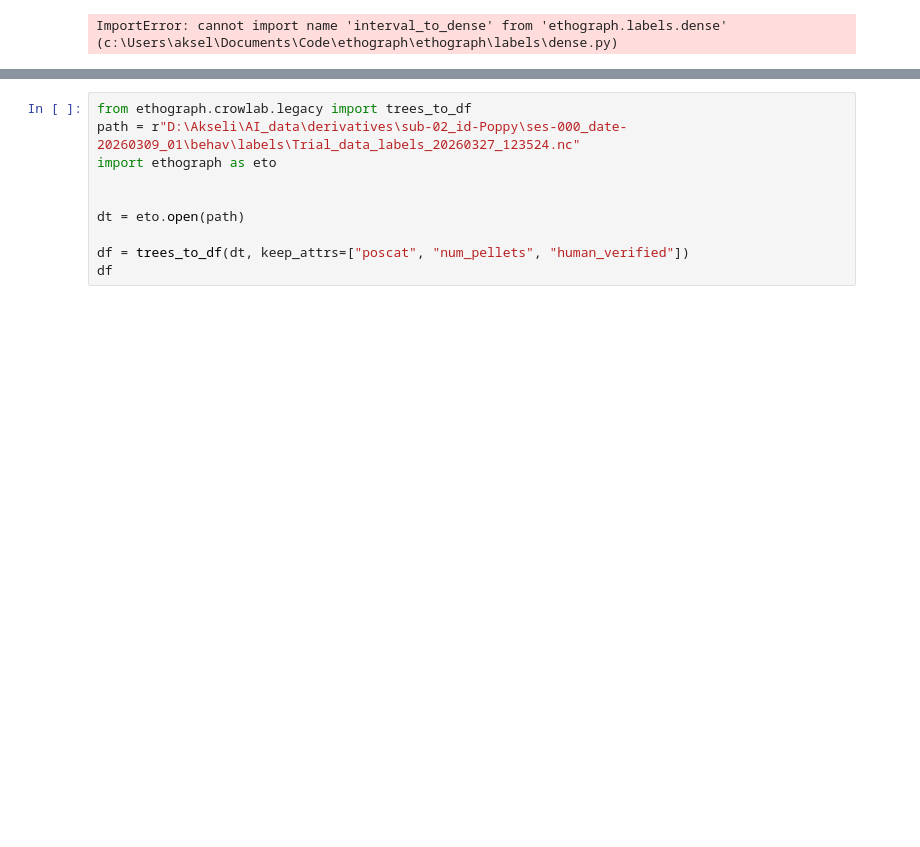
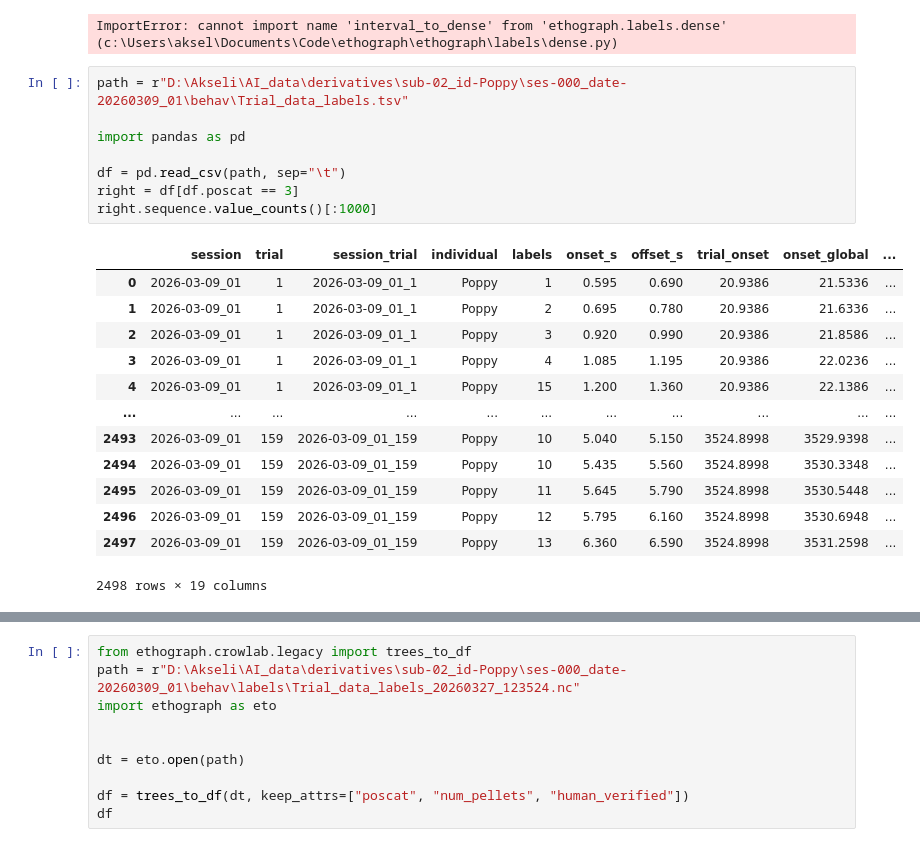
Before and after one commit to Akseli-Ilmanen/EthoGraph, a Jupyter notebook: test.ipynb, the cells around one changed output, grey strips where cells are left out. Drawn from its saved outputs; the diff is of its cells as text; blank space fills up the shorter version.

```diff
--- a/test.ipynb
+++ b/test.ipynb
@@ -92,3 +249,25 @@ array = intervals_to_dense(
      duration
 # %% [output]
 ImportError: cannot import name 'interval_to_dense' from 'ethograph.labels.dense' (c:\Users\aksel\Documents\Code\ethograph\ethograph\labels\dense.py)
+# %%
+path = r"D:\Akseli\AI_data\derivatives\sub-02_id-Poppy\ses-000_date-20260309_01\behav\Trial_data_labels.tsv"
+
+import pandas as pd
+
+df = pd.read_csv(path, sep="\t")
+right = df[df.poscat == 3]
+right.sequence.value_counts()[:1000]
+# %% [output]
+|  | session | trial | session_trial | individual | labels | onset_s | offset_s | trial_onset | onset_global | ... |
+| 0 | 2026-03-09_01 | 1 | 2026-03-09_01_1 | Poppy | 1 | 0.595 | 0.690 | 20.9386 | 21.5336 | ... |
+| 1 | 2026-03-09_01 | 1 | 2026-03-09_01_1 | Poppy | 2 | 0.695 | 0.780 | 20.9386 | 21.6336 | ... |
+| 2 | 2026-03-09_01 | 1 | 2026-03-09_01_1 | Poppy | 3 | 0.920 | 0.990 | 20.9386 | 21.8586 | ... |
+| 3 | 2026-03-09_01 | 1 | 2026-03-09_01_1 | Poppy | 4 | 1.085 | 1.195 | 20.9386 | 22.0236 | ... |
+| 4 | 2026-03-09_01 | 1 | 2026-03-09_01_1 | Poppy | 15 | 1.200 | 1.360 | 20.9386 | 22.1386 | ... |
+| ... | ... | ... | ... | ... | ... | ... | ... | ... | ... | ... |
+| 2493 | 2026-03-09_01 | 159 | 2026-03-09_01_159 | Poppy | 10 | 5.040 | 5.150 | 3524.8998 | 3529.9398 | ... |
+| 2494 | 2026-03-09_01 | 159 | 2026-03-09_01_159 | Poppy | 10 | 5.435 | 5.560 | 3524.8998 | 3530.3348 | ... |
+| 2495 | 2026-03-09_01 | 159 | 2026-03-09_01_159 | Poppy | 11 | 5.645 | 5.790 | 3524.8998 | 3530.5448 | ... |
+| 2496 | 2026-03-09_01 | 159 | 2026-03-09_01_159 | Poppy | 12 | 5.795 | 6.160 | 3524.8998 | 3530.6948 | ... |
+| 2497 | 2026-03-09_01 | 159 | 2026-03-09_01_159 | Poppy | 13 | 6.360 | 6.590 | 3524.8998 | 3531.2598 | ... |
+2498 rows × 19 columns
```
Also changed, not shown: parts of 5 cells of this notebook, 3 other files.
